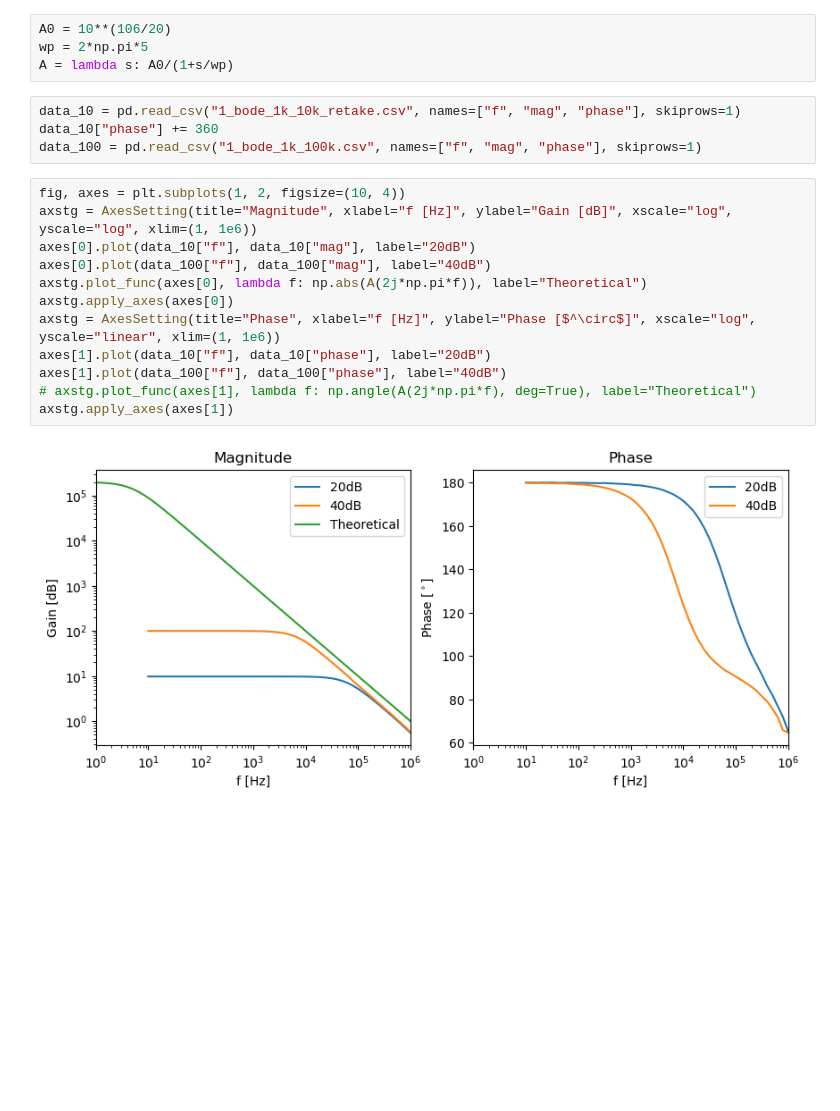
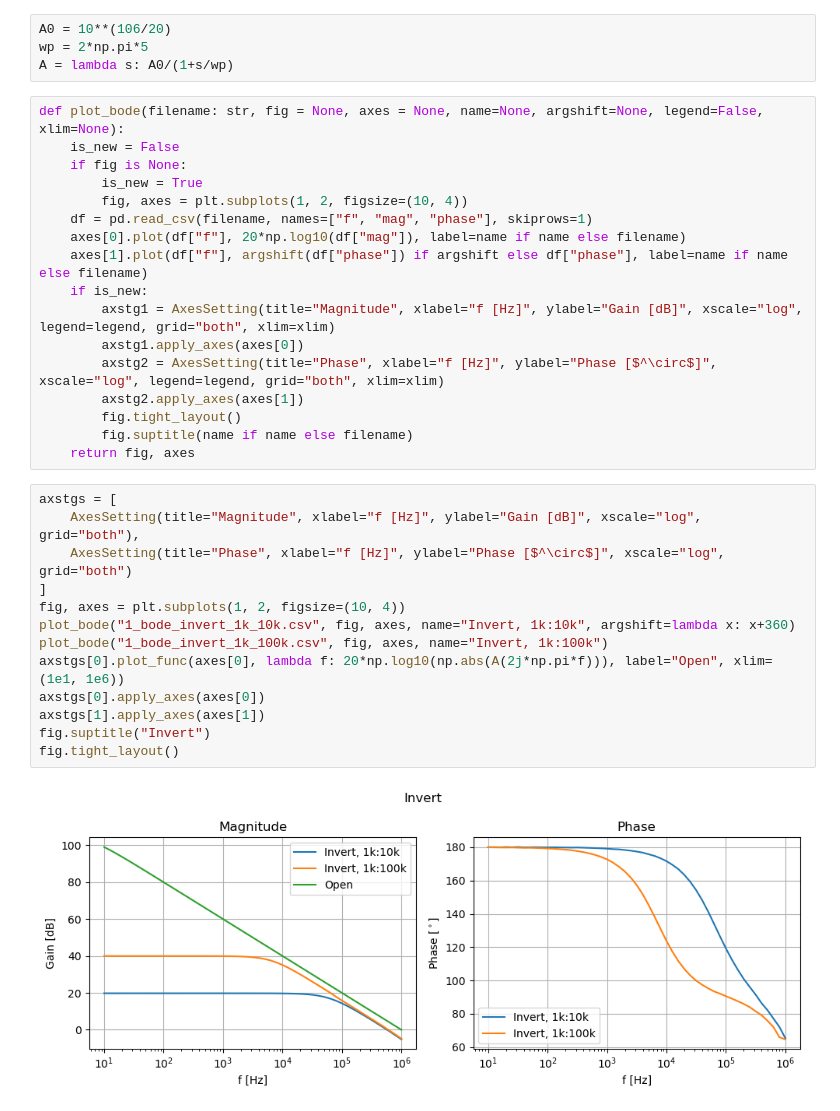
Before and after one commit to inohan/experiment-3s, a Jupyter notebook: A2/1_amp.ipynb, the cells around one changed output. Saved outputs shown, nothing was run; the diff lists cells and outputs as text; blank space fills up the shorter version.

```diff
--- a/A2/1_amp.ipynb
+++ b/A2/1_amp.ipynb
@@ -11,21 +11,35 @@ from axessettings import AxesSetting, linear_sim
 A0 = 10**(106/20)
 wp = 2*np.pi*5
 A = lambda s: A0/(1+s/wp)
-# %%
-data_10 = pd.read_csv("1_bode_1k_10k_retake.csv", names=["f", "mag", "phase"], skiprows=1)
-data_10["phase"] += 360
-data_100 = pd.read_csv("1_bode_1k_100k.csv", names=["f", "mag", "phase"], skiprows=1)
-# %%
-fig, axes = plt.subplots(1, 2, figsize=(10, 4))
-axstg = AxesSetting(title="Magnitude", xlabel="f [Hz]", ylabel="Gain [dB]", xscale="log", yscale="log", xlim=(1, 1e6))
-axes[0].plot(data_10["f"], data_10["mag"], label="20dB")
-axes[0].plot(data_100["f"], data_100["mag"], label="40dB")
-axstg.plot_func(axes[0], lambda f: np.abs(A(2j*np.pi*f)), label="Theoretical")
-axstg.apply_axes(axes[0])
-axstg = AxesSetting(title="Phase", xlabel="f [Hz]", ylabel="Phase [$^\circ$]", xscale="log", yscale="linear", xlim=(1, 1e6))
-axes[1].plot(data_10["f"], data_10["phase"], label="20dB")
-axes[1].plot(data_100["f"], data_100["phase"], label="40dB")
-# axstg.plot_func(axes[1], lambda f: np.angle(A(2j*np.pi*f), deg=True), label="Theoretical")
-axstg.apply_axes(axes[1])
-# %% [output]
-[figure, removed]
+# %%
+def plot_bode(filename: str, fig = None, axes = None, name=None, argshift=None, legend=False, xlim=None):
+    is_new = False
+    if fig is None:
+        is_new = True
+        fig, axes = plt.subplots(1, 2, figsize=(10, 4))
+    df = pd.read_csv(filename, names=["f", "mag", "phase"], skiprows=1)
+    axes[0].plot(df["f"], 20*np.log10(df["mag"]), label=name if name else filename)
+    axes[1].plot(df["f"], argshift(df["phase"]) if argshift else df["phase"], label=name if name else filename)
+    if is_new:
+        axstg1 = AxesSetting(title="Magnitude", xlabel="f [Hz]", ylabel="Gain [dB]", xscale="log", legend=legend, grid="both", xlim=xlim)
+        axstg1.apply_axes(axes[0])
+        axstg2 = AxesSetting(title="Phase", xlabel="f [Hz]", ylabel="Phase [$^\circ$]", xscale="log", legend=legend, grid="both", xlim=xlim)
+        axstg2.apply_axes(axes[1])
+        fig.tight_layout()
+        fig.suptitle(name if name else filename)
+    return fig, axes
+# %%
+axstgs = [
+    AxesSetting(title="Magnitude", xlabel="f [Hz]", ylabel="Gain [dB]", xscale="log", grid="both"),
+    AxesSetting(title="Phase", xlabel="f [Hz]", ylabel="Phase [$^\circ$]", xscale="log", grid="both")
+]
+fig, axes = plt.subplots(1, 2, figsize=(10, 4))
+plot_bode("1_bode_invert_1k_10k.csv", fig, axes, name="Invert, 1k:10k", argshift=lambda x: x+360)
+plot_bode("1_bode_invert_1k_100k.csv", fig, axes, name="Invert, 1k:100k")
+axstgs[0].plot_func(axes[0], lambda f: 20*np.log10(np.abs(A(2j*np.pi*f))), label="Open", xlim=(1e1, 1e6))
+axstgs[0].apply_axes(axes[0])
+axstgs[1].apply_axes(axes[1])
+fig.suptitle("Invert")
+fig.tight_layout()
+# %% [output]
+[figure, added]
```
Also changed, not shown: parts of 8 cells of this notebook, 18 other files.
